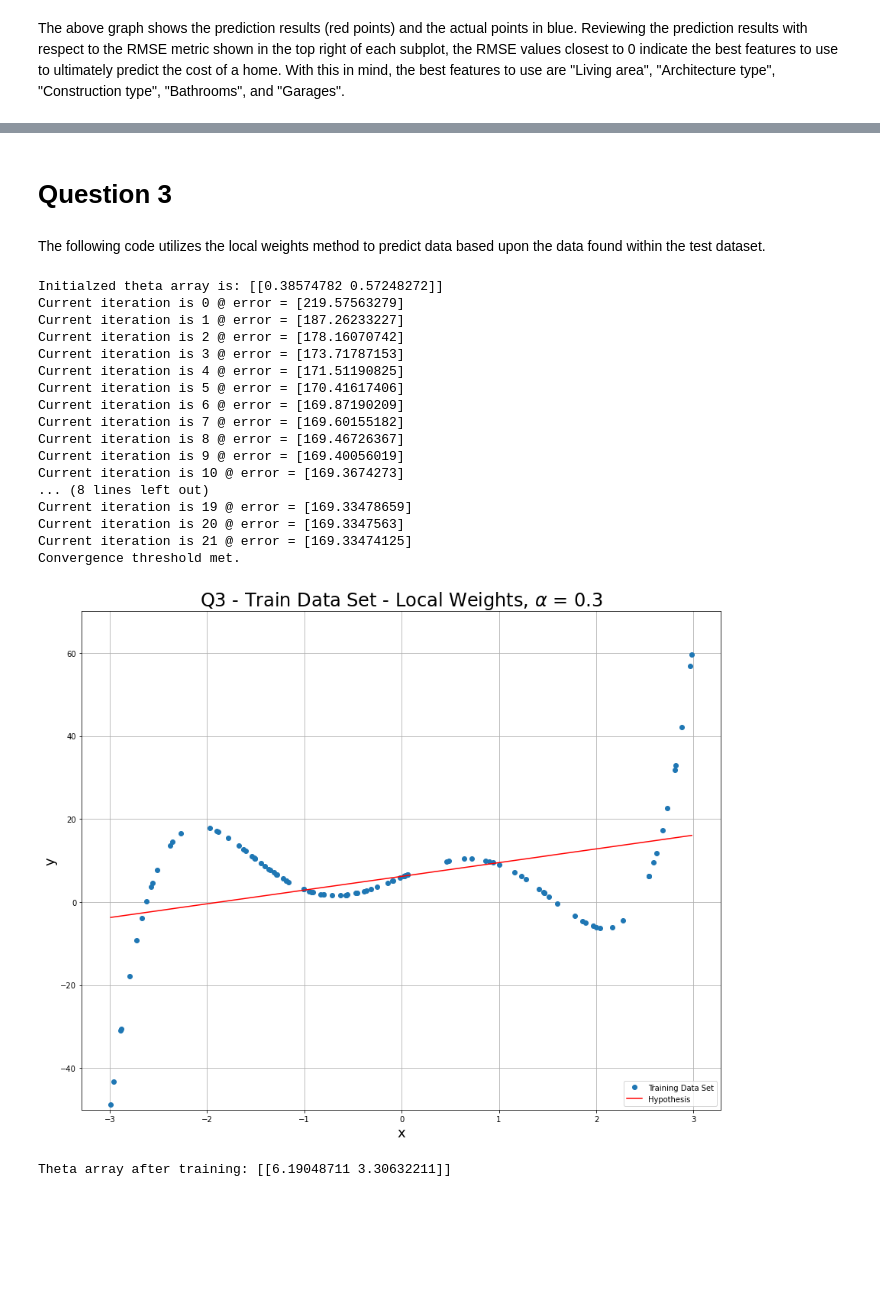
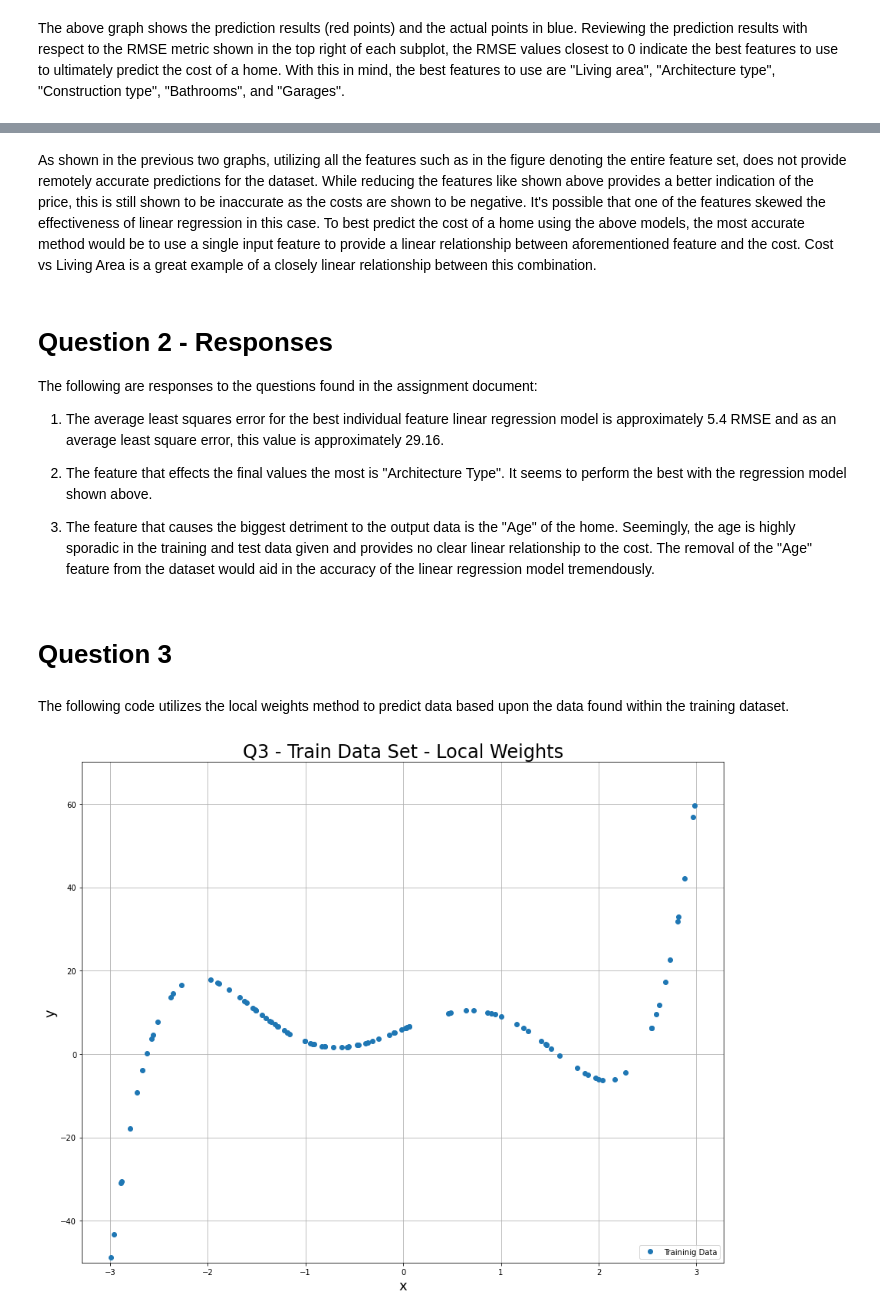
Before and after one commit to lrburle/ML_Assignment1, a Jupyter notebook: assignment1_LandonBurleson.ipynb, the cells around one changed output, grey strips where cells are left out. Cells and saved outputs as stored; diff of their text form; code cells hidden in the pictures; blank space fills up the shorter version.

```diff
--- a/assignment1_LandonBurleson.ipynb
+++ b/assignment1_LandonBurleson.ipynb
@@ -377,4 +592,15 @@ The above graph shows the prediction results (red points) and the actual points
+# %% [markdown]
+As shown in the previous two graphs, utilizing all the features such as in the figure denoting the entire feature set, does not provide remotely accurate predictions for the dataset. While reducing the features like shown above provides a better indication of the price, this is still shown to be inaccurate as the costs are shown to be negative. It's possible that one of the features skewed the effectiveness of linear regression in this case. To best predict the cost of a home using the above models, the most accurate method would be to use a single input feature to provide a linear relationship between aforementioned feature and the cost. Cost vs Living Area is a great example of a closely linear relationship between this combination.
+# %% [markdown]
+# Question 2 - Responses
+The following are responses to the questions found in the assignment document:
+
+
+1.   The average least squares error for the best individual feature linear regression model is approximately 5.4 RMSE and as an average least square error, this value is approximately 29.16.
+2.   The feature that effects the final values the most is "Architecture Type". It seems to perform the best with the regression model shown above.
+
+3. The feature that causes the biggest detriment to the output data is the "Age" of the home. Seemingly, the age is highly sporadic in the training and test data given and provides no clear linear relationship to the cost. The removal of the "Age" feature from the dataset would aid in the accuracy of the linear regression model tremendously.
 # %% [markdown]
 # Question 3
 # %% [markdown]
-The following code utilizes the local weights method to predict data based upon the data found within the test dataset.
+The following code utilizes the local weights method to predict data based upon the data found within the training dataset.
@@ -406,52 +619,14 @@ error.append(a1.costFunction(x_train, y_train))
 # %%
 #Plot the initial training data and hypothesis function.
-plt.figure(0, figsize=[15, 12])
+plt.figure(10, figsize=[15, 12])
 plt.xlabel('x', fontsize=18)
 plt.ylabel('y', fontsize=18)
-plt.title(f'Q3 - Train Data Set - Local Weights, ' + r'$\alpha$ = ' + f'{a1.a}', fontsize=24)
+plt.title(f'Q3 - Train Data Set - Local Weights', fontsize=24)
 plt.ylim(-50, 70)
-og, hypth = plt.plot(x_train[:, 1], y_train, 'o', x, h, 'r-')
+plt.plot(x_train, y_train, 'o', label='Traininig Data')
 
-hypth.set_label('Hypothesis')
-og.set_label('Training Data Set')
 plt.legend(loc='lower right')
 plt.grid()
-
-print(f'Initialzed theta array is: {a1.theta}')
-
-iterations = 100
-for k in range(iterations):
-        print(f'Current iteration is {k} @ error = {error[-1]}')
-        a1.gradientDescent(x_train, y_train)
-        x, h = a1.hypothesisDataGeneration(np.min(x_train[:, 1]),np.max(x_train[:,1]), order)
-        error.append(a1.costFunction(x_train, y_train))
-        epsilon = np.abs(error[-1] - error[-2])
-        hypth.set_ydata(h)
-        plt.draw()
-        if (epsilon < 10e-6):
-                print('Convergence threshold met.')
-                break
-
 plt.show()
-
-print(f'Theta array after training: {a1.theta}')
 # %% [output]
-Initialzed theta array is: [[0.38574782 0.57248272]]
-Current iteration is 0 @ error = [219.57563279]
-Current iteration is 1 @ error = [187.26233227]
-Current iteration is 2 @ error = [178.16070742]
-Current iteration is 3 @ error = [173.71787153]
-Current iteration is 4 @ error = [171.51190825]
-Current iteration is 5 @ error = [170.41617406]
-Current iteration is 6 @ error = [169.87190209]
-Current iteration is 7 @ error = [169.60155182]
-Current iteration is 8 @ error = [169.46726367]
-Current iteration is 9 @ error = [169.40056019]
-Current iteration is 10 @ error = [169.3674273]
-... (8 lines left out)
-Current iteration is 19 @ error = [169.33478659]
-Current iteration is 20 @ error = [169.3347563]
-Current iteration is 21 @ error = [169.33474125]
-Convergence threshold met.
-[figure, old version]
+[figure, new version]
-Theta array after training: [[6.19048711 3.30632211]]
```
Also changed, not shown: parts of 19 cells of this notebook.
